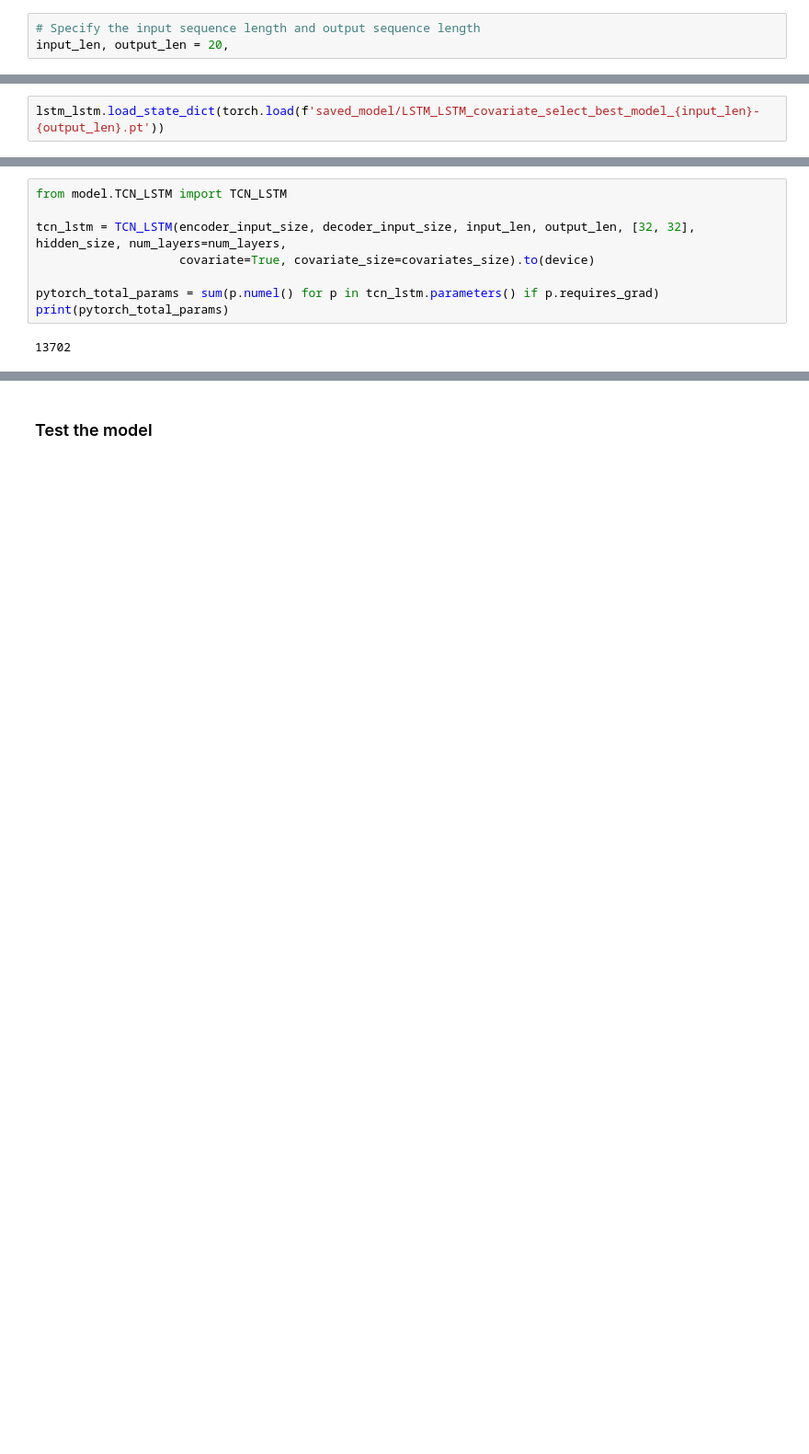
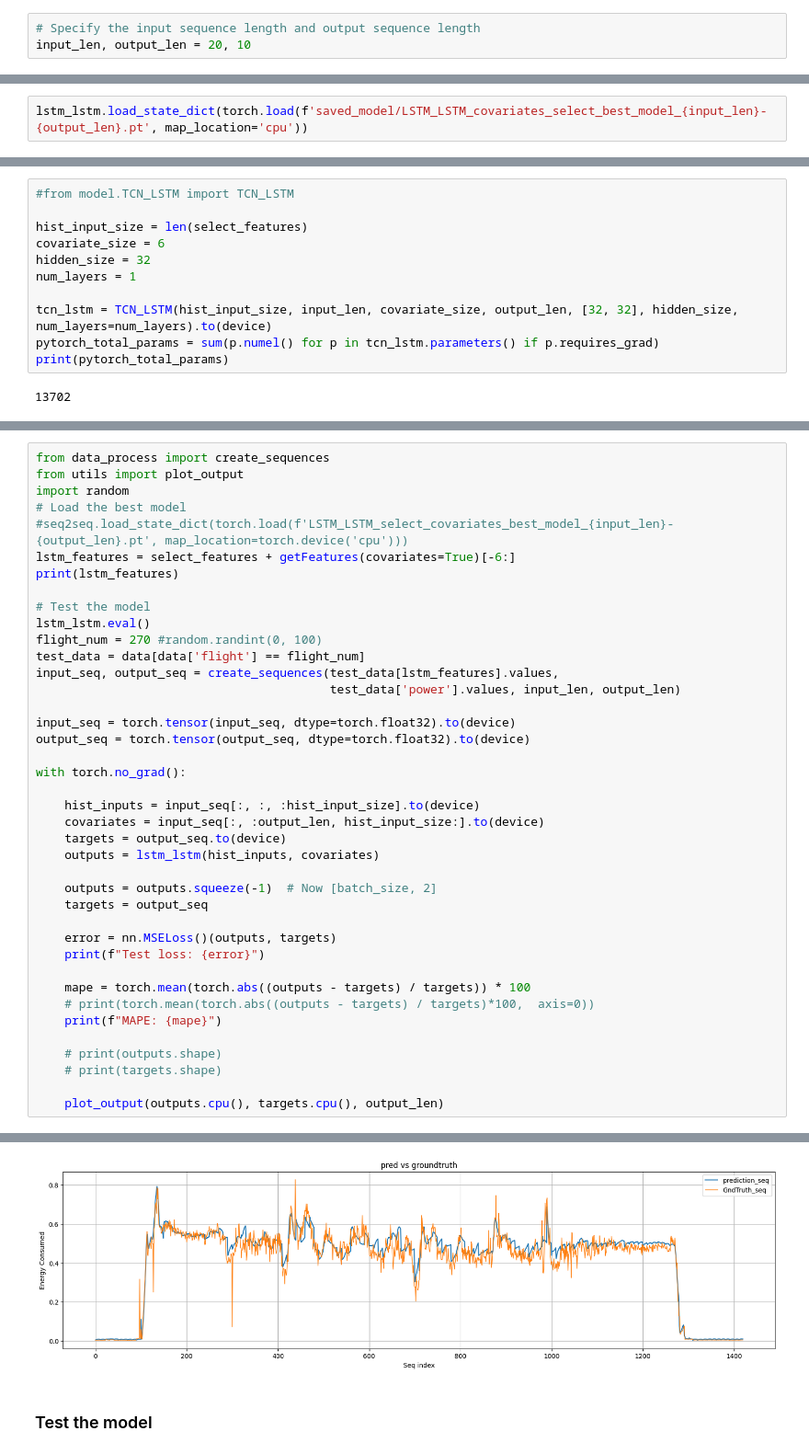
Before and after one commit to LeoLi23/553-ev-project, a Jupyter notebook: main.ipynb, the cells around one changed output, grey strips where cells are left out. Shown at 92% size. Drawn from its saved outputs; the diff is of its cells as text; blank space fills up the shorter version.

```diff
--- a/main.ipynb
+++ b/main.ipynb
@@ -317,7 +318,7 @@ Best flight num = 187, MAPE = 13.43%
 ## Scenarios with covariates
 # %%
 # Specify the input sequence length and output sequence length
-input_len, output_len = 20,
+input_len, output_len = 20, 10
 # %%
 # Specify the features to be used
 data = pd.read_csv('flights.csv')
@@ -370,7 +409,7 @@ print(pytorch_total_params)
 # %% [output]
 10769
 # %%
-lstm_lstm.load_state_dict(torch.load(f'saved_model/LSTM_LSTM_covariate_select_best_model_{input_len}-{output_len}.pt'))
+lstm_lstm.load_state_dict(torch.load(f'saved_model/LSTM_LSTM_covariates_select_best_model_{input_len}-{output_len}.pt', map_location='cpu'))
 # %% [output]
 <All keys matched successfully>
 # %% [markdown]
@@ -378,9 +475,12 @@ lstm_lstm.load_state_dict(torch.load(f'saved_model/LSTM_LSTM_covariate_select_be
 # %%
-from model.TCN_LSTM import TCN_LSTM
+#from model.TCN_LSTM import TCN_LSTM
 
-tcn_lstm = TCN_LSTM(encoder_input_size, decoder_input_size, input_len, output_len, [32, 32], hidden_size, num_layers=num_layers,
-                    covariate=True, covariate_size=covariates_size).to(device)
+hist_input_size = len(select_features)
+covariate_size = 6
+hidden_size = 32
+num_layers = 1
 
+tcn_lstm = TCN_LSTM(hist_input_size, input_len, covariate_size, output_len, [32, 32], hidden_size, num_layers=num_layers).to(device)
 pytorch_total_params = sum(p.numel() for p in tcn_lstm.parameters() if p.requires_grad)
 print(pytorch_total_params)
 # %% [output]
@@ -391,2 +491,43 @@ tcn_lstm.load_state_dict(torch.load(f'saved_model/TCN_LSTM_covariate_select_best
 # %% [output]
 <All keys matched successfully>
+# %%
+from data_process import create_sequences
+from utils import plot_output
+import random
+# Load the best model
+#seq2seq.load_state_dict(torch.load(f'LSTM_LSTM_select_covariates_best_model_{input_len}-{output_len}.pt', map_location=torch.device('cpu')))
+lstm_features = select_features + getFeatures(covariates=True)[-6:]
+print(lstm_features)
+
+# Test the model
+lstm_lstm.eval()
+flight_num = 270 #random.randint(0, 100)
+test_data = data[data['flight'] == flight_num]
+input_seq, output_seq = create_sequences(test_data[lstm_features].values,
+                                         test_data['power'].values, input_len, output_len)
+
+input_seq = torch.tensor(input_seq, dtype=torch.float32).to(device)
+output_seq = torch.tensor(output_seq, dtype=torch.float32).to(device)
+
+with torch.no_grad():
+
+    hist_inputs = input_seq[:, :, :hist_input_size].to(device)
+    covariates = input_seq[:, :output_len, hist_input_size:].to(device)
+    targets = output_seq.to(device)
+    outputs = lstm_lstm(hist_inputs, covariates)
+
+    outputs = outputs.squeeze(-1)  # Now [batch_size, 2]
+    targets = output_seq
+
+    error = nn.MSELoss()(outputs, targets)
+    print(f"Test loss: {error}")
+
+    mape = torch.mean(torch.abs((outputs - targets) / targets)) * 100
+    # print(torch.mean(torch.abs((outputs - targets) / targets)*100,  axis=0))
+    print(f"MAPE: {mape}")
+
+    # print(outputs.shape)
+    # print(targets.shape)
+
+    plot_output(outputs.cpu(), targets.cpu(), output_len)
+# %% [output]
@@ -393,3 +537,4 @@ tcn_lstm.load_state_dict(torch.load(f'saved_model/TCN_LSTM_covariate_select_best
+[figure, added]
 # %% [markdown]
 ### Test the model
 # %%
```
Also changed, not shown: parts of 18 cells of this notebook, 3 other files.
